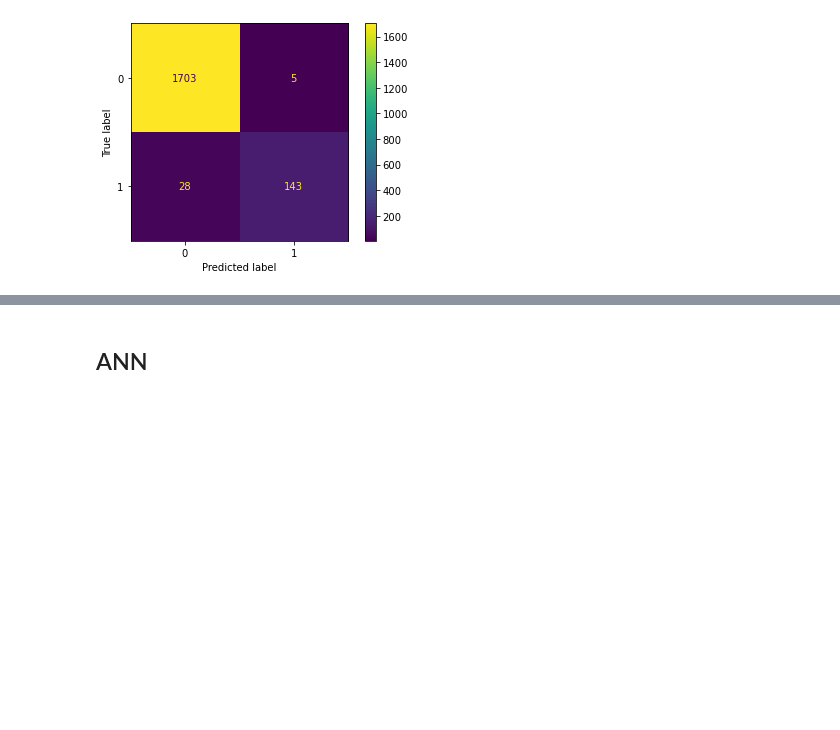
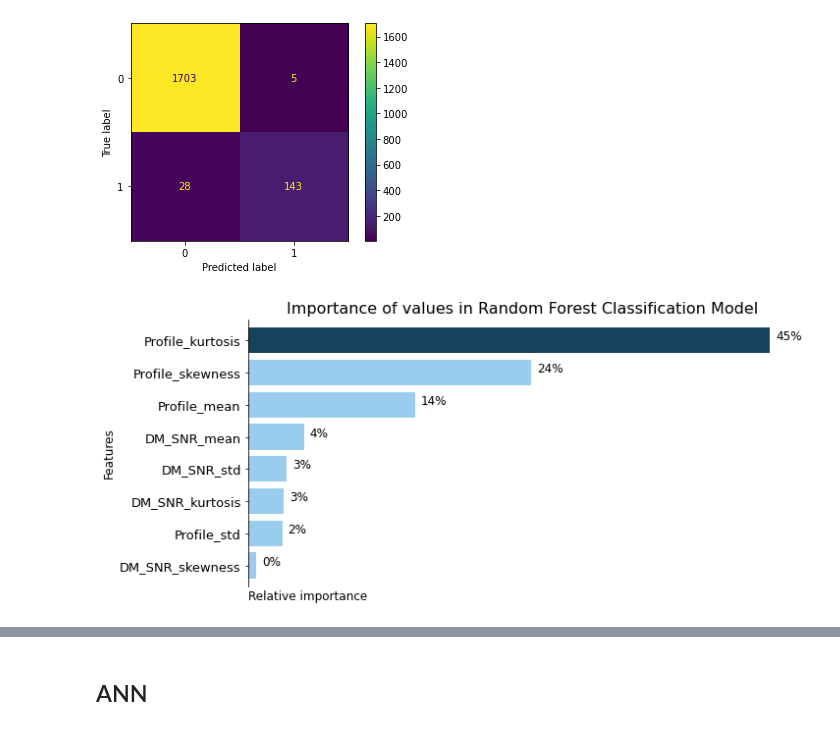
Before and after one commit to daistmarco/PredictingPulsarStar, a Jupyter notebook: KM_PredictingPulsarStar-working_file.ipynb, the cells around one changed output, grey strips where cells are left out. Saved outputs shown, nothing was run; the diff lists cells and outputs as text; code cells hidden in the pictures; blank space fills up the shorter version.

```diff
--- a/KM_PredictingPulsarStar-working_file.ipynb
+++ b/KM_PredictingPulsarStar-working_file.ipynb
@@ -464,3 +466,44 @@ cm_rfc = confusion_matrix(y_test, y_test_pred)
 cm_rfc_display = ConfusionMatrixDisplay(cm_rfc).plot()
 # %% [output]
 [figure]
+# %%
+# Feature Importance
+import matplotlib.pyplot as plt
+
+model_std_rfc.steps
+
+RFC_feat_importance = pd.Series(data=model_std_rfc.steps[1][1].feature_importances_,
+                                index=X_train.columns)
+RFC_feat_importance_sorted = RFC_feat_importance.sort_values(ascending=True)
+
+fig, ax = plt.subplots(figsize=(10, 5))
+colors = ['#99cced']*7 + ['#17415f']
+
+RFC_feat_importance_sorted.plot(kind="barh", color=colors, width = 0.8);
+
+# Customisations------------------------------------------------------------------------------------------
+ax.set_title(label="Importance of values in Random Forest Classification Model",
+            size = 16)
+ax.set_xlabel('Relative importance',
+             size = 12,
+             position=[0, 0],
+             horizontalalignment='left')
+ax.set_yticklabels(ax.get_yticklabels(),
+                   size=13)
+ax.set_ylabel('Features',
+              size = 12)
+
+for idx in range(len(RFC_feat_importance_sorted.index)):
+    ax.text(s='{}%'.format(int(100*RFC_feat_importance_sorted.iloc[idx])),
+            x=RFC_feat_importance_sorted.iloc[idx]+0.005,
+            y=idx, size=12,
+            color='black'
+           )
+
+ax.spines['top'].set_visible(False)
+ax.spines['right'].set_visible(False)
+ax.spines['bottom'].set_visible(False)
+ax.set_xticks([])
+ax.set_xticklabels([]);
+# %% [output]
+[figure, added]
```
Also changed, not shown: parts of 6 cells of this notebook.
